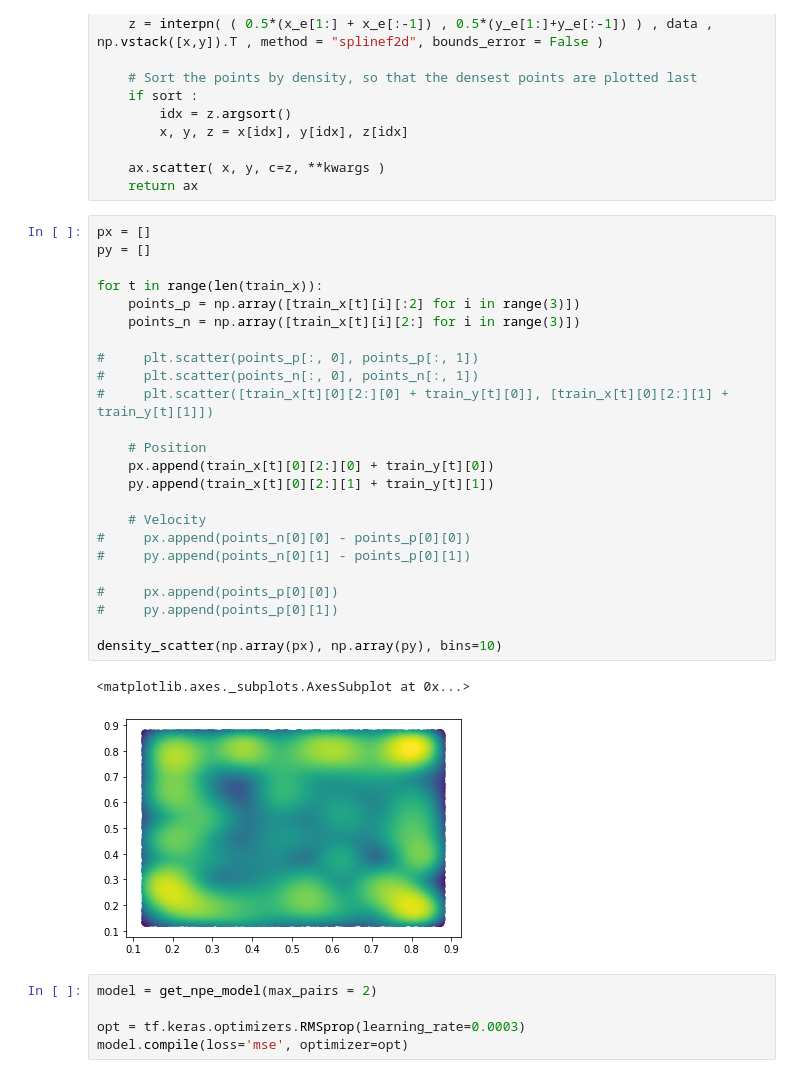
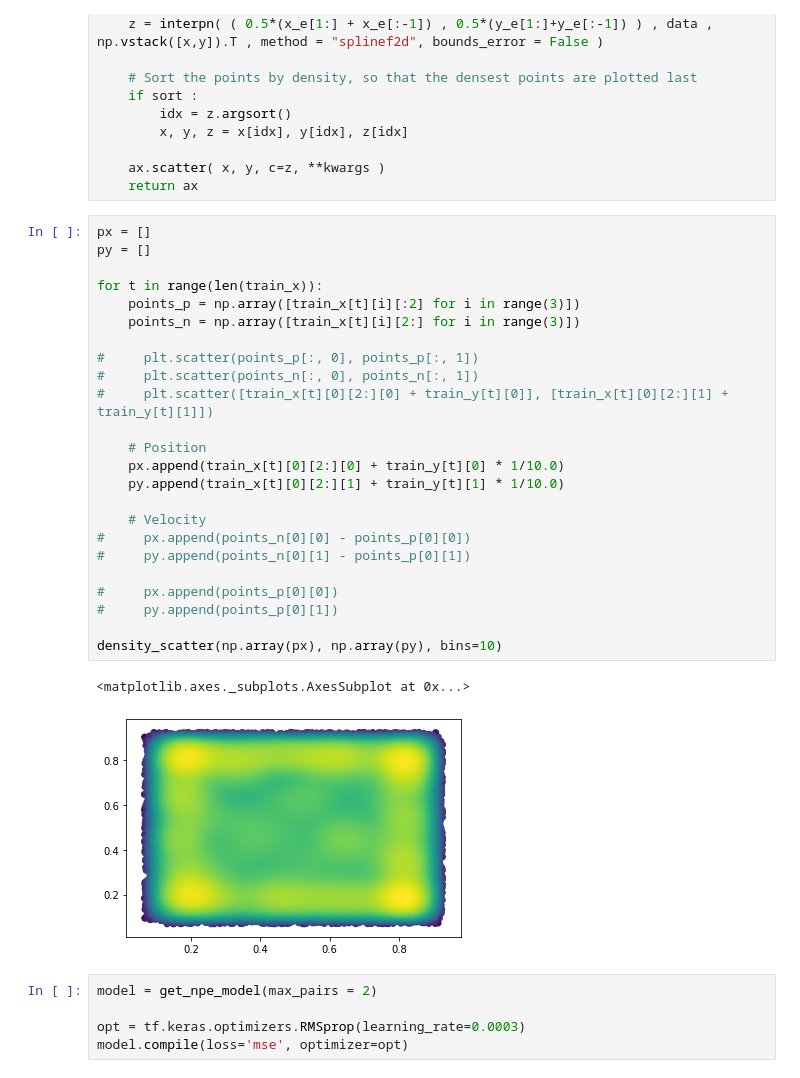
Before and after one commit to revalo/neural-physics, a Jupyter notebook: npe_train.ipynb, the cells around one changed output. Drawn from its saved outputs; the diff is of its cells as text.

```diff
--- a/npe_train.ipynb
+++ b/npe_train.ipynb
@@ -58,30 +61,30 @@ def density_scatter( x , y, ax = None, sort = True, bins = 20, **kwargs )   :
 # %%
 px = []
 py = []
 
 for t in range(len(train_x)):
     points_p = np.array([train_x[t][i][:2] for i in range(3)])
     points_n = np.array([train_x[t][i][2:] for i in range(3)])
 
 #     plt.scatter(points_p[:, 0], points_p[:, 1])
 #     plt.scatter(points_n[:, 0], points_n[:, 1])
 #     plt.scatter([train_x[t][0][2:][0] + train_y[t][0]], [train_x[t][0][2:][1] + train_y[t][1]])
 
     # Position
-    px.append(train_x[t][0][2:][0] + train_y[t][0])
-    py.append(train_x[t][0][2:][1] + train_y[t][1])
+    px.append(train_x[t][0][2:][0] + train_y[t][0] * 1/10.0)
+    py.append(train_x[t][0][2:][1] + train_y[t][1] * 1/10.0)
 
     # Velocity
 #     px.append(points_n[0][0] - points_p[0][0])
 #     py.append(points_n[0][1] - points_p[0][1])
 
 #     px.append(points_p[0][0])
 #     py.append(points_p[0][1])
 
 density_scatter(np.array(px), np.array(py), bins=10)
 # %% [output]
 <matplotlib.axes._subplots.AxesSubplot at 0x...>
-[figure, old version]
+[figure, new version]
 # %%
 model = get_npe_model(max_pairs = 2)
 
```
Also changed, not shown: parts of 8 cells of this notebook, 6 other files.
